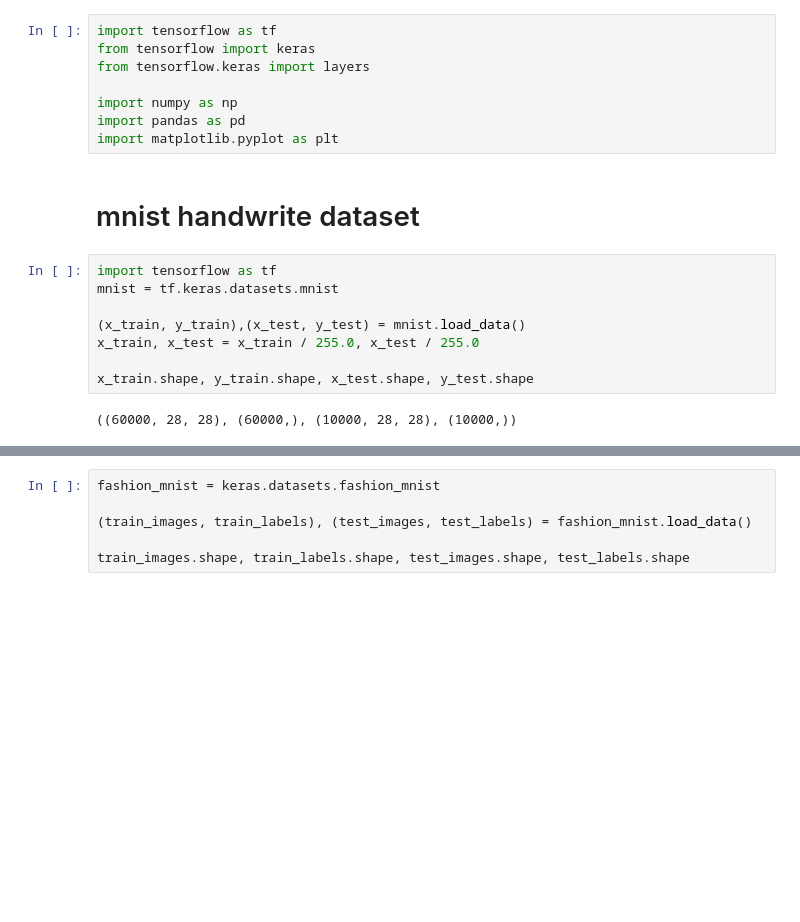
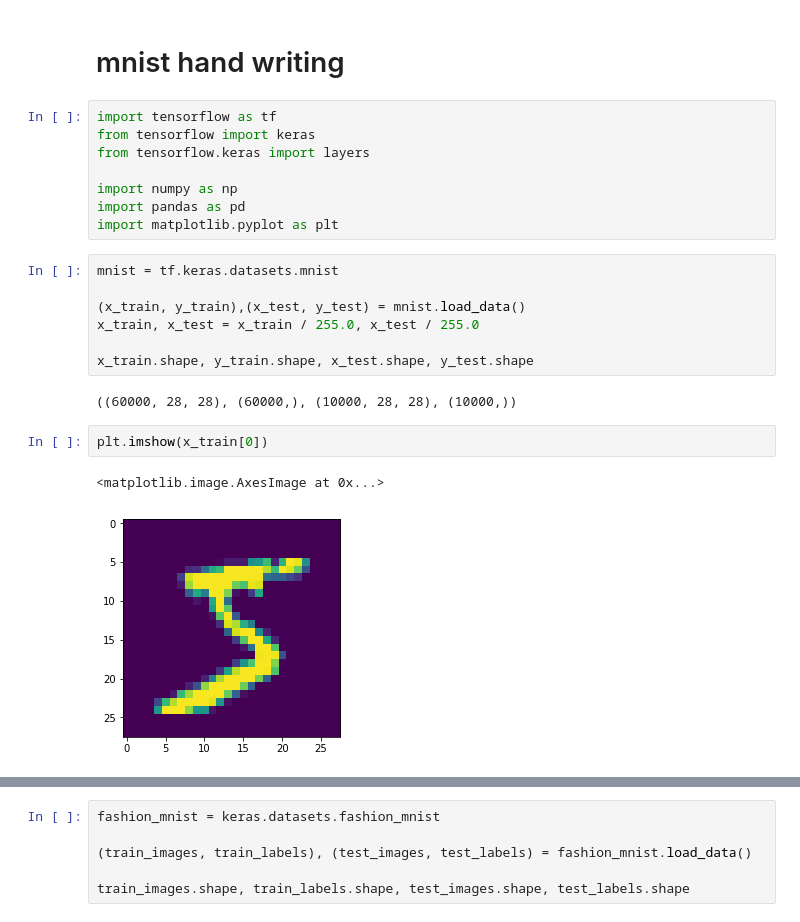
Before and after one commit to severinzhong/ML-study, a Jupyter notebook: mnist_study.ipynb, the cells around one changed output, grey strips where cells are left out. Cells and saved outputs as stored; diff of their text form; blank space fills up the shorter version.

Commit message:
finished mnist test

```diff
--- a/mnist_study.ipynb
+++ b/mnist_study.ipynb
@@ -1,3 +1,5 @@
+# %% [markdown]
+# mnist hand writing
 # %%
 import tensorflow as tf
 from tensorflow import keras
@@ -6,10 +8,7 @@ from tensorflow.keras import layers
 import numpy as np
 import pandas as pd
 import matplotlib.pyplot as plt
-# %% [markdown]
-# mnist handwrite dataset
 # %%
-import tensorflow as tf
 mnist = tf.keras.datasets.mnist
 
 (x_train, y_train),(x_test, y_test) = mnist.load_data()
@@ -18,6 +17,11 @@ x_train, x_test = x_train / 255.0, x_test / 255.0
 x_train.shape, y_train.shape, x_test.shape, y_test.shape
 # %% [output]
 ((60000, 28, 28), (60000,), (10000, 28, 28), (10000,))
+# %%
+plt.imshow(x_train[0])
+# %% [output]
+<matplotlib.image.AxesImage at 0x...>
+[figure, added]
 # %%
 model = tf.keras.models.Sequential([
   tf.keras.layers.Flatten(input_shape=(28, 28)),
```
Also changed, not shown: parts of 14 cells of this notebook.
